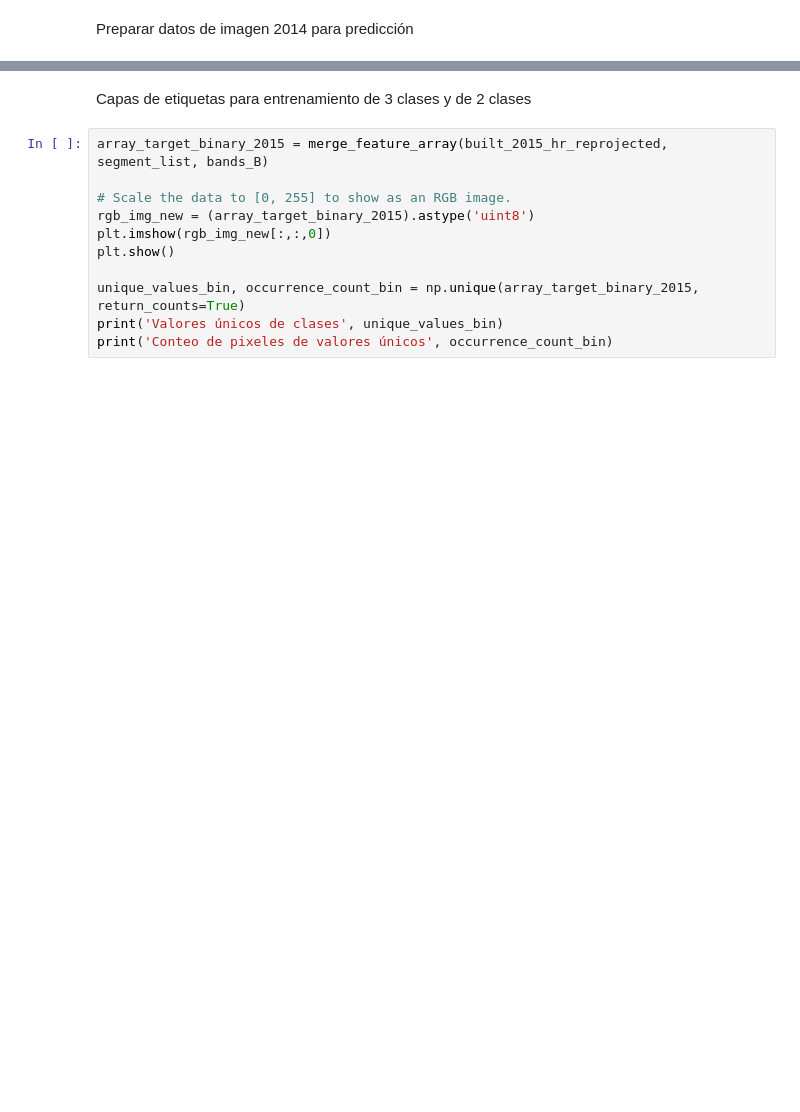
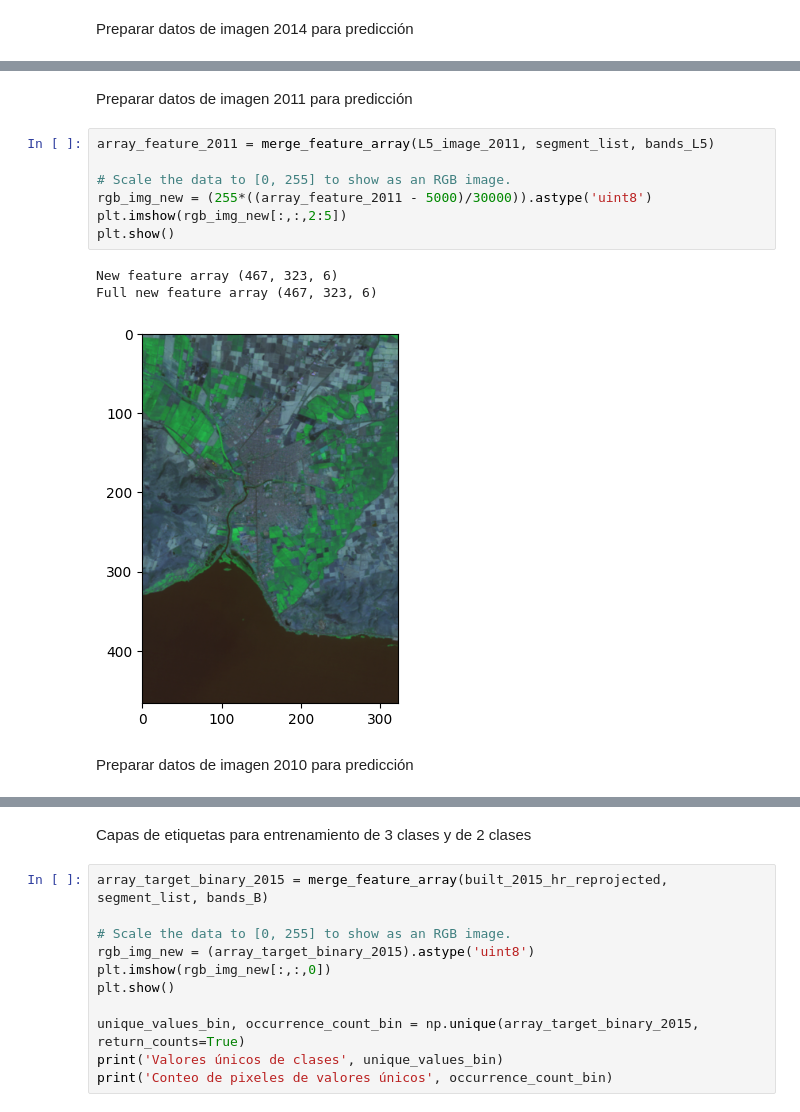
Before and after one commit to vshalisko/GEE, a Jupyter notebook: Colab/OCT_Landsat_preprocesamiento.ipynb, the cells around one changed output, grey strips where cells are left out. Drawn from its saved outputs; the diff is of its cells as text; blank space fills up the shorter version.

```diff
--- a/Colab/OCT_Landsat_preprocesamiento.ipynb
+++ b/Colab/OCT_Landsat_preprocesamiento.ipynb
@@ -352,0 +365,15 @@ Full new feature array (1834, 2070, 6)
+# %% [markdown]
+Preparar datos de imagen 2011 para predicción
+# %%
+array_feature_2011 = merge_feature_array(L5_image_2011, segment_list, bands_L5)
+
+# Scale the data to [0, 255] to show as an RGB image.
+rgb_img_new = (255*((array_feature_2011 - 5000)/30000)).astype('uint8')
+plt.imshow(rgb_img_new[:,:,2:5])
+plt.show()
+# %% [output]
+New feature array (467, 323, 6)
+Full new feature array (467, 323, 6)
+[figure, added]
+# %% [markdown]
+Preparar datos de imagen 2010 para predicción
```
Also changed, not shown: parts of 16 cells of this notebook.
